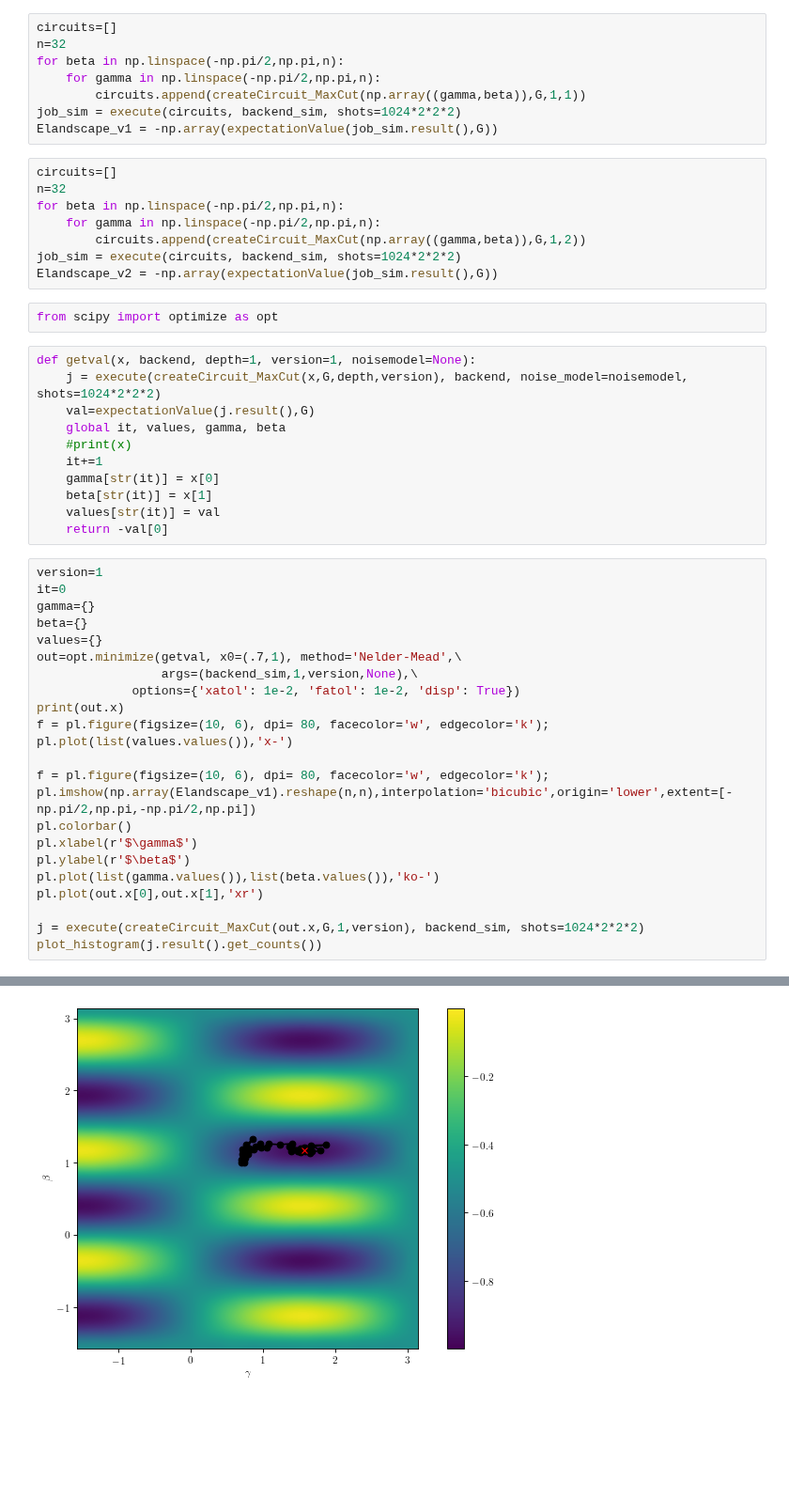
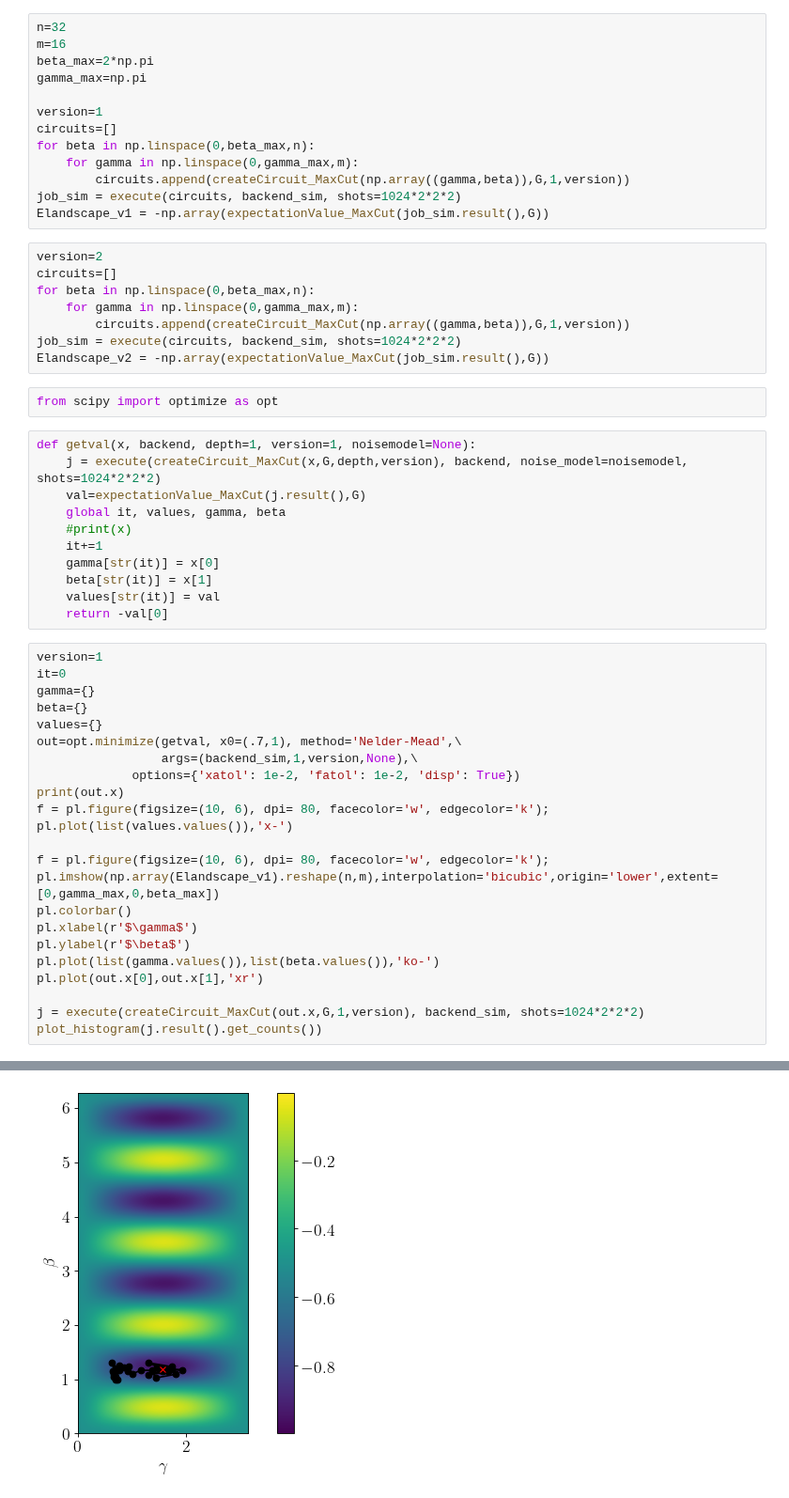
Before and after one commit to OpenQuantumComputing/optimization, a Jupyter notebook: Barbell MaxCut.ipynb, the cells around one changed output, grey strips where cells are left out. Shown at 94% size. Cells and saved outputs as stored; diff of their text form; blank space fills up the shorter version.

```diff
--- a/Barbell MaxCut.ipynb
+++ b/Barbell MaxCut.ipynb
@@ -60,28 +46,33 @@ def expectationValue(data,G):
 # %%
 Aer.backends()
 backend_sim = Aer.get_backend('qasm_simulator')
+# %%
+n=32
+m=16
+beta_max=2*np.pi
+gamma_max=np.pi
+
+version=1
+circuits=[]
+for beta in np.linspace(0,beta_max,n):
+    for gamma in np.linspace(0,gamma_max,m):
+        circuits.append(createCircuit_MaxCut(np.array((gamma,beta)),G,1,version))
+job_sim = execute(circuits, backend_sim, shots=1024*2*2*2)
+Elandscape_v1 = -np.array(expectationValue_MaxCut(job_sim.result(),G))
 # %%
+version=2
 circuits=[]
-n=32
-for beta in np.linspace(-np.pi/2,np.pi,n):
-    for gamma in np.linspace(-np.pi/2,np.pi,n):
-        circuits.append(createCircuit_MaxCut(np.array((gamma,beta)),G,1,1))
+for beta in np.linspace(0,beta_max,n):
+    for gamma in np.linspace(0,gamma_max,m):
+        circuits.append(createCircuit_MaxCut(np.array((gamma,beta)),G,1,version))
 job_sim = execute(circuits, backend_sim, shots=1024*2*2*2)
-Elandscape_v1 = -np.array(expectationValue(job_sim.result(),G))
+Elandscape_v2 = -np.array(expectationValue_MaxCut(job_sim.result(),G))
-# %%
-circuits=[]
-n=32
-for beta in np.linspace(-np.pi/2,np.pi,n):
-    for gamma in np.linspace(-np.pi/2,np.pi,n):
-        circuits.append(createCircuit_MaxCut(np.array((gamma,beta)),G,1,2))
-job_sim = execute(circuits, backend_sim, shots=1024*2*2*2)
-Elandscape_v2 = -np.array(expectationValue(job_sim.result(),G))
 # %%
 from scipy import optimize as opt
 # %%
 def getval(x, backend, depth=1, version=1, noisemodel=None):
     j = execute(createCircuit_MaxCut(x,G,depth,version), backend, noise_model=noisemodel, shots=1024*2*2*2)
-    val=expectationValue(j.result(),G)
+    val=expectationValue_MaxCut(j.result(),G)
     global it, values, gamma, beta
     #print(x)
     it+=1
@@ -103,7 +94,7 @@ f = pl.figure(figsize=(10, 6), dpi= 80, facecolor='w', edgecolor='k');
 pl.plot(list(values.values()),'x-')
 
 f = pl.figure(figsize=(10, 6), dpi= 80, facecolor='w', edgecolor='k');
-pl.imshow(np.array(Elandscape_v1).reshape(n,n),interpolation='bicubic',origin='lower',extent=[-np.pi/2,np.pi,-np.pi/2,np.pi])
+pl.imshow(np.array(Elandscape_v1).reshape(n,m),interpolation='bicubic',origin='lower',extent=[0,gamma_max,0,beta_max])
 pl.colorbar()
 pl.xlabel(r'$\gamma$')
 pl.ylabel(r'$\beta$')
@@ -123,4 +114,4 @@ Optimization terminated successfully.
-[figure, old version]
+[figure, new version]
 # %%
 version=2
 it=0
```
Also changed, not shown: parts of 10 cells of this notebook, 5 other files.
